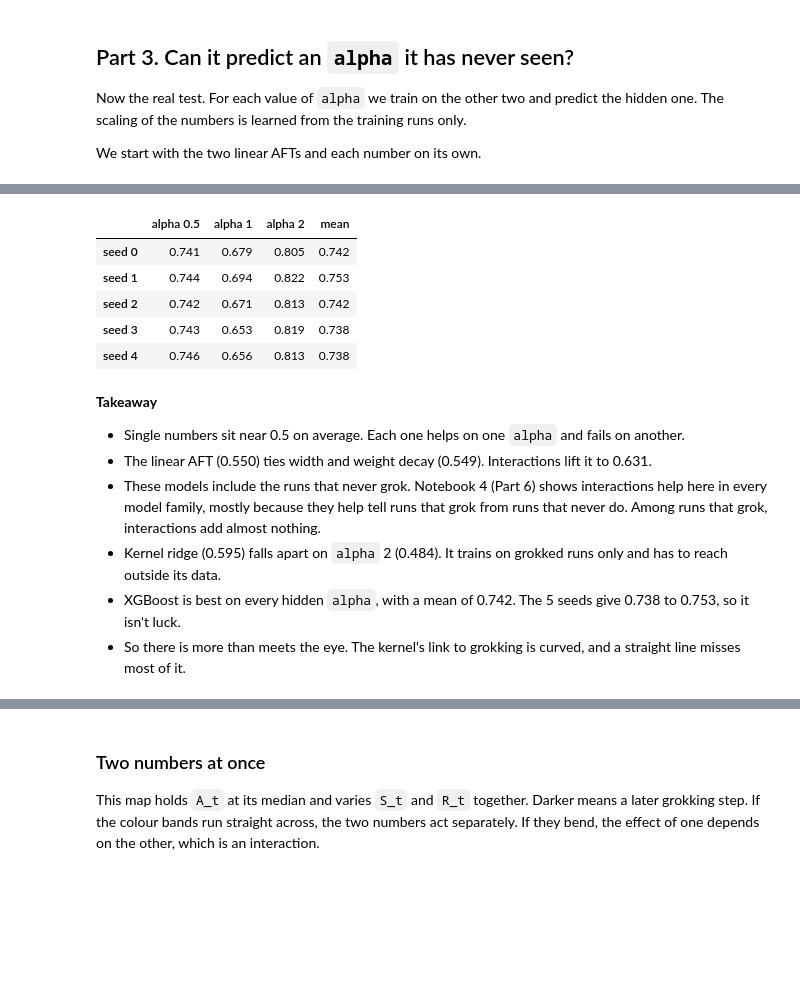
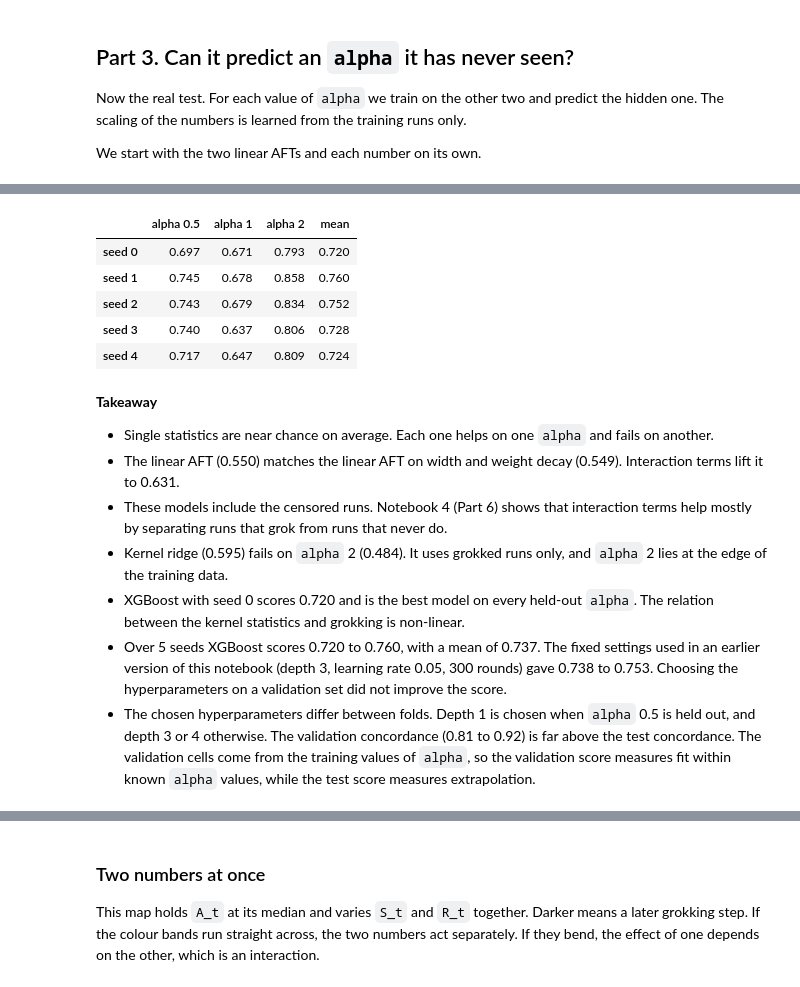
Before and after one commit to ZainAlSaffi-Dev/STAT3007, a Jupyter notebook: model_fitting/3_kernel_only.ipynb, the cells around one changed output, grey strips where cells are left out. Drawn from its saved outputs; the diff is of its cells as text; code cells hidden in the pictures; blank space fills up the shorter version.

```diff
--- a/model_fitting/3_kernel_only.ipynb
+++ b/model_fitting/3_kernel_only.ipynb
@@ -33,6 +65,9 @@ Notebooks 1 and 2 always gave the models the settings (`alpha`, width and weight
 # %% [markdown]
 ## Setup
 # %%
+import copy
+import itertools
+
 import numpy as np
 import pandas as pd
 import matplotlib.pyplot as plt
@@ -48,7 +83,7 @@ GREY, INK = '#8a8984', '#0b0b0b'
 KERNEL_COLOURS = {'A_t': '#7b5cd6', 'S_t': '#1a9e8f', 'R_t': '#c99a06'}
 kernel = ['A_t', 'S_t', 'R_t']
 pairs = [('A_t', 'S_t'), ('A_t', 'R_t'), ('S_t', 'R_t')]
-LANDMARK = 2_430
+T_STAR = 2_430     # prediction time t*
 # %% [markdown]
 ## Load the data
 
@@ -66,9 +101,9 @@ events['T'] = events['t_gen95'].fillna(events['last_step'])    # the grokking st
 events['cell'] = (events['alpha'].astype(str) + '_' + events['width'].astype(str) + '_'
                   + events['eta_kappa'].map('{:g}'.format))
 
-data = events.merge(kern[kern['step'] == LANDMARK].drop(columns='step'), on='run_id')
+data = events.merge(kern[kern['step'] == T_STAR].drop(columns='step'), on='run_id')
 data = data[data['eta_kappa'] <= 1e-3].reset_index(drop=True)
-assert data['T'].min() > LANDMARK     # no run has grokked when we read the kernel
+assert data['T'].min() > T_STAR     # no run has grokked when we read the kernel
 pd.Series({'runs': len(data), 'grokked': data['grokked'].sum(), 'censored': (1 - data['grokked']).sum()})
 # %% [output]
 runs        630
@@ -208,0 +250,17 @@ ranges.round(3)
+# %%
+grid = np.linspace(-2, 2, 50)
+fig, axes = plt.subplots(1, 3, figsize=(13, 3.8), sharey=True)
+for ax, (a, b) in zip(axes, pairs):
+    for level, shade, label in zip([-1, 0, 1], ['#c8c7c2', GREY, INK], ['-1 sd', 'mean', '+1 sd']):
+        probe = pd.DataFrame(0.0, index=range(len(grid)), columns=kernel)
+        probe[a], probe[b] = grid, level
+        for p, q in pairs:
+            probe[f'{p} × {q}'] = probe[p] * probe[q]
+        ax.plot(grid, fit_inter.predict_median(probe[list(X_inter)]).to_numpy().ravel(), color=shade, label=f'{b} at {label}')
+    ax.set_title(f'{a} × {b}:  γ = {table.loc[f"{a} × {b}", "coef a"]:+.2f}')
+    ax.set_yscale('log')
+    ax.set_xlabel(f'{a} (standard deviations from the mean)')
+    ax.legend(loc='upper right', fontsize=8)
+axes[0].set_ylabel('Predicted median grokking step')
+plt.tight_layout()
+plt.show()
@@ -303,34 +406,32 @@ XGBoost picks random subsets of runs as it trains. We rerun it with 5 different
 # %%
 seed_scores = {}
 for seed in range(5):
     row = {}
     for a in sorted(data['alpha'].unique()):
-        train, test = data['alpha'] != a, data['alpha'] == a
-        z = (data[kernel] - data.loc[train, kernel].mean()) / data.loc[train, kernel].std()
-        m = xgb.DMatrix(z[train])
-        m.set_float_info('label_lower_bound', data.loc[train, 'T'])
-        m.set_float_info('label_upper_bound', upper[train])
-        booster = xgb.train({**XGB_PARAMS, 'seed': seed}, m, num_boost_round=300)
+        train, test = (data['alpha'] != a).to_numpy(), (data['alpha'] == a).to_numpy()
+        z = ((data[kernel] - data.loc[train, kernel].mean()) / data.loc[train, kernel].std()).to_numpy()
+        booster, _ = tuned_xgb(z, train, seed)
         row[f'alpha {a:g}'] = concordance_index(data.loc[test, 'T'], booster.predict(xgb.DMatrix(z[test])), data.loc[test, 'grokked'])
     seed_scores[f'seed {seed}'] = row
 seed_scores = pd.DataFrame(seed_scores).T
 seed_scores['mean'] = seed_scores.mean(axis=1)
 seed_scores.round(3)
 # %% [output]
 |  | alpha 0.5 | alpha 1 | alpha 2 | mean |
-| seed 0 | 0.741 | 0.679 | 0.805 | 0.742 |
-| seed 1 | 0.744 | 0.694 | 0.822 | 0.753 |
-| seed 2 | 0.742 | 0.671 | 0.813 | 0.742 |
-| seed 3 | 0.743 | 0.653 | 0.819 | 0.738 |
-| seed 4 | 0.746 | 0.656 | 0.813 | 0.738 |
+| seed 0 | 0.697 | 0.671 | 0.793 | 0.720 |
+| seed 1 | 0.745 | 0.678 | 0.858 | 0.760 |
+| seed 2 | 0.743 | 0.679 | 0.834 | 0.752 |
+| seed 3 | 0.740 | 0.637 | 0.806 | 0.728 |
+| seed 4 | 0.717 | 0.647 | 0.809 | 0.724 |
 # %% [markdown]
 **Takeaway**
-- Single numbers sit near 0.5 on average. Each one helps on one `alpha` and fails on another.
-- The linear AFT (0.550) ties width and weight decay (0.549). Interactions lift it to 0.631.
-- These models include the runs that never grok. Notebook 4 (Part 6) shows interactions help here in every model family, mostly because they help tell runs that grok from runs that never do. Among runs that grok, interactions add almost nothing.
-- Kernel ridge (0.595) falls apart on `alpha` 2 (0.484). It trains on grokked runs only and has to reach outside its data.
-- XGBoost is best on every hidden `alpha`, with a mean of 0.742. The 5 seeds give 0.738 to 0.753, so it isn't luck.
-- So there is more than meets the eye. The kernel's link to grokking is curved, and a straight line misses most of it.
+- Single statistics are near chance on average. Each one helps on one `alpha` and fails on another.
+- The linear AFT (0.550) matches the linear AFT on width and weight decay (0.549). Interaction terms lift it to 0.631.
+- These models include the censored runs. Notebook 4 (Part 6) shows that interaction terms help mostly by separating runs that grok from runs that never do.
+- Kernel ridge (0.595) fails on `alpha` 2 (0.484). It uses grokked runs only, and `alpha` 2 lies at the edge of the training data.
+- XGBoost with seed 0 scores 0.720 and is the best model on every held-out `alpha`. The relation between the kernel statistics and grokking is non-linear.
+- Over 5 seeds XGBoost scores 0.720 to 0.760, with a mean of 0.737. The fixed settings used in an earlier version of this notebook (depth 3, learning rate 0.05, 300 rounds) gave 0.738 to 0.753. Choosing the hyperparameters on a validation set did not improve the score.
+- The chosen hyperparameters differ between folds. Depth 1 is chosen when `alpha` 0.5 is held out, and depth 3 or 4 otherwise. The validation concordance (0.81 to 0.92) is far above the test concordance. The validation cells come from the training values of `alpha`, so the validation score measures fit within known `alpha` values, while the test score measures extrapolation.
 # %% [markdown]
 ## Part 4. What shape did XGBoost find?
 
```
Also changed, not shown: parts of 31 cells of this notebook, 1 other file.
